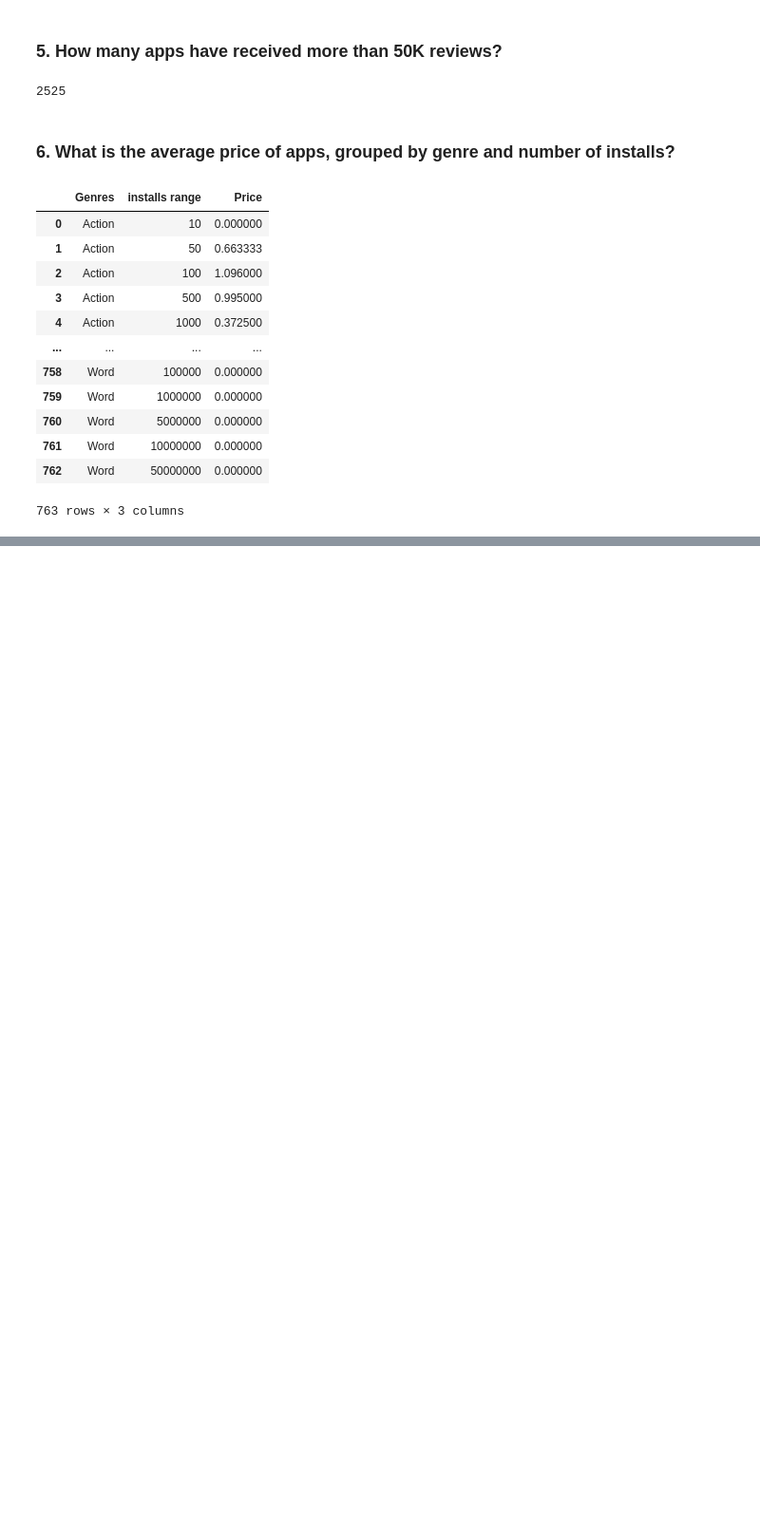
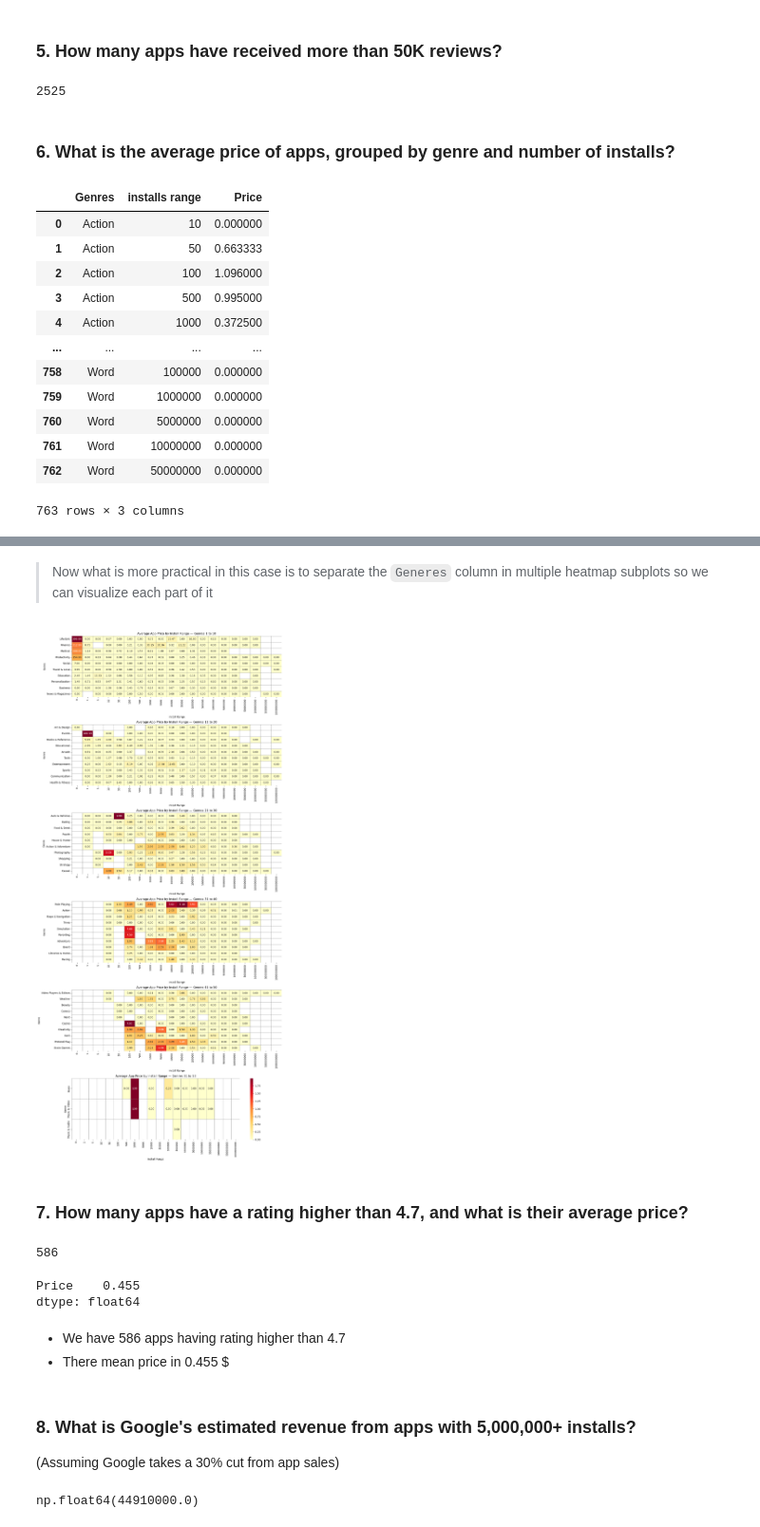
Before and after one commit to YoussifAhmed66/Play-Store-apps-data-cleaning-and-preprocessing, a Jupyter notebook: Script.ipynb, the cells around one changed output, grey strips where cells are left out. Shown at 95% size. Saved outputs shown, nothing was run; the diff lists cells and outputs as text; code cells hidden in the pictures; blank space fills up the shorter version.

```diff
--- a/Script.ipynb
+++ b/Script.ipynb
@@ -713,0 +754,72 @@ df_avg_price
+# %% [markdown]
+> Now what is more practical in this case is to separate the `Generes` column in multiple heatmap subplots so we can visualize each part of it
+# %%
+import matplotlib.pyplot as plt
+import seaborn as sns
+import numpy as np
+
+# Create a pivot table
+df_pivot = df_avg_price.pivot_table(
+    index='Genres',
+    columns='installs range',
+    values='Price',
+    aggfunc='mean'
+)
+
+# Sort genres by average price to group them better (optional)
+df_pivot = df_pivot.sort_values(df_pivot.columns.tolist(), ascending=False)
+
+# Split genres into smaller groups (e.g., 10 per plot)
+genres = df_pivot.index
+n = 10  # number of genres per subplot
+genre_groups = [genres[i:i+n] for i in range(0, len(genres), n)]
+
+# Create subplots
+fig, axes = plt.subplots(len(genre_groups), 1, figsize=(14, 5 * len(genre_groups)))
+
+if len(genre_groups) == 1:
+    axes = [axes]
+
+# Plot each group
+for i, group in enumerate(genre_groups):
+    sns.heatmap(
+        df_pivot.loc[group],
+        ax=axes[i],
+        cmap='YlOrRd',
+        linewidths=0.5,
+        linecolor='gray',
+        cbar=(i == len(genre_groups) - 1),  # show colorbar only on last
+        annot= True,
+        fmt=".2f"
+    )
+    axes[i].set_title(f'Average App Price by Install Range — Genres {i*n+1} to {i*n+len(group)}', fontsize=12)
+    axes[i].set_xlabel('Install Range')
+    axes[i].set_ylabel('Genre')
+
+plt.tight_layout()
+plt.show()
+# %% [output]
+[figure, added]
+# %% [markdown]
+### 7.	How many apps have a rating higher than 4.7, and what is their average price?
+# %%
+df.loc[df["Rating"] > 4.7].shape[0]
+# %% [output]
+586
+# %%
+df.loc[df["Rating"] > 4.7, ["Price"]].mean()
+# %% [output]
+Price    0.455
+dtype: float64
+# %% [markdown]
+- We have 586 apps having rating higher than 4.7
+- There mean price in 0.455 $
+# %% [markdown]
+### 8.	What is Google's estimated revenue from apps with 5,000,000+ installs?
+(Assuming Google takes a 30% cut from app sales)
+# %%
+df_high_installs = df.loc[df["installs range"] >= 5000000, ["App", "installs range", "Price"]]
+df_high_installs["google cut"] =df_high_installs["Price"] * 0.3 * df_high_installs["installs range"]
+df_high_installs["google cut"].sum()
+# %% [output]
+np.float64(44910000.0)
```
Also changed, not shown: parts of 24 cells of this notebook.
